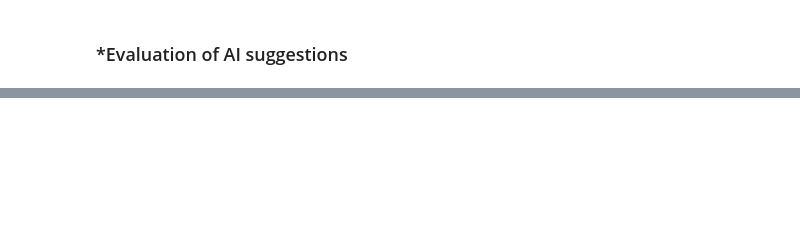
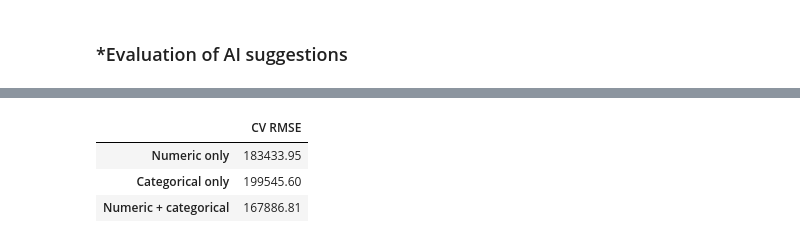
Before and after one commit to yilinw762/L02-hedonic-pricing, a Jupyter notebook: notebook.ipynb, the cells around one changed output, grey strips where cells are left out. Saved outputs shown, nothing was run; the diff lists cells and outputs as text; code cells hidden in the pictures; blank space fills up the shorter version.

```diff
--- a/notebook.ipynb
+++ b/notebook.ipynb
@@ -341,0 +424,31 @@ In your own words without generative AI.
+# %%
+# 4. Simple models: stable dense least squares, with scaling for conditioning.
+def prep2(nums, cats, quadratic=False):
+    steps = [('impute', SimpleImputer(strategy='median'))]
+    if quadratic:
+        # Center first, expand, then scale expanded terms for Lasso penalties.
+        steps += [('center', StandardScaler()),
+                  ('poly', PolynomialFeatures(degree=2, include_bias=False))]
+    steps += [('scale', StandardScaler())]
+    return ColumnTransformer([
+        ('num', Pipeline(steps), nums),
+        ('cat', make_pipeline(SimpleImputer(strategy='constant', fill_value='Missing'),
+                             OneHotEncoder(handle_unknown='ignore', drop='first', sparse_output=False)), cats)
+    ], sparse_threshold=0)
+
+candidates2 = {
+    'Numeric only': Pipeline([('prep', prep2(nums2, [])), ('reg', LinearRegression())]),
+    'Categorical only': Pipeline([('prep', prep2([], cats2)), ('reg', LinearRegression())]),
+    'Numeric + categorical': Pipeline([('prep', prep2(nums2, cats2)), ('reg', LinearRegression())]),
+}
+cv2 = list(KFold(n_splits=5, shuffle=True, random_state=42).split(X2_train))
+searches2 = {}
+for name, pipeline in candidates2.items():
+    search = GridSearchCV(pipeline, {}, cv=cv2, scoring='neg_root_mean_squared_error', n_jobs=1)
+    searches2[name] = search.fit(X2_train, y2_train)
+display(pd.DataFrame({'CV RMSE': {name: -s.best_score_ for name, s in searches2.items()}}).round(2))
+# %% [output]
+|  | CV RMSE |
+| Numeric only | 183433.95 |
+| Categorical only | 199545.60 |
+| Numeric + categorical | 167886.81 |
```
Also changed, not shown: parts of 21 cells of this notebook.
